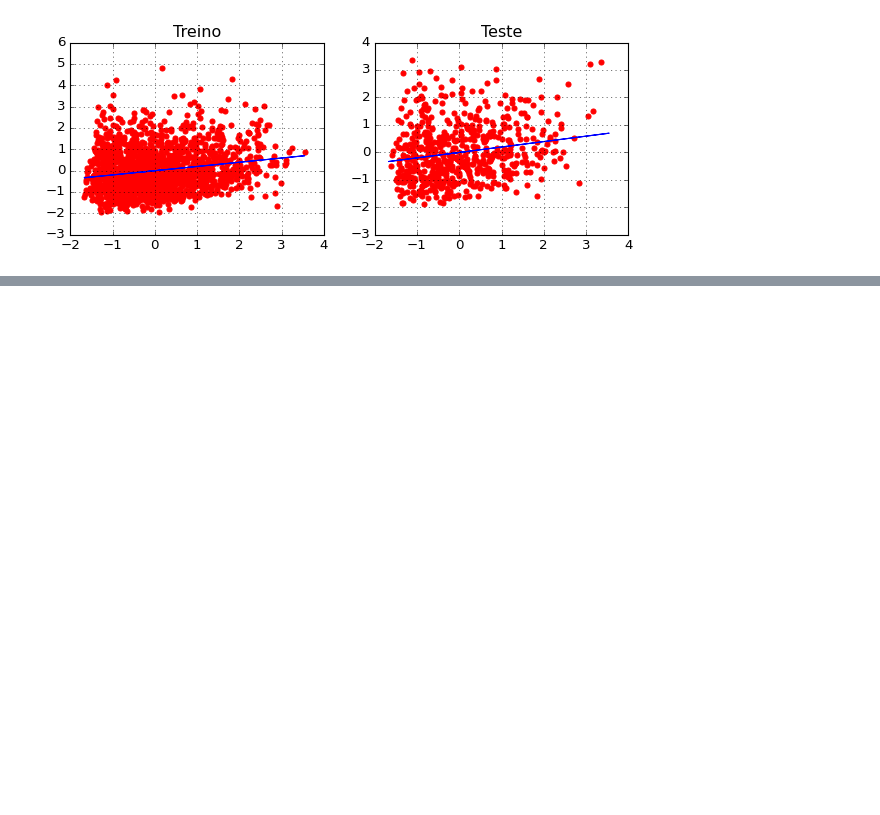
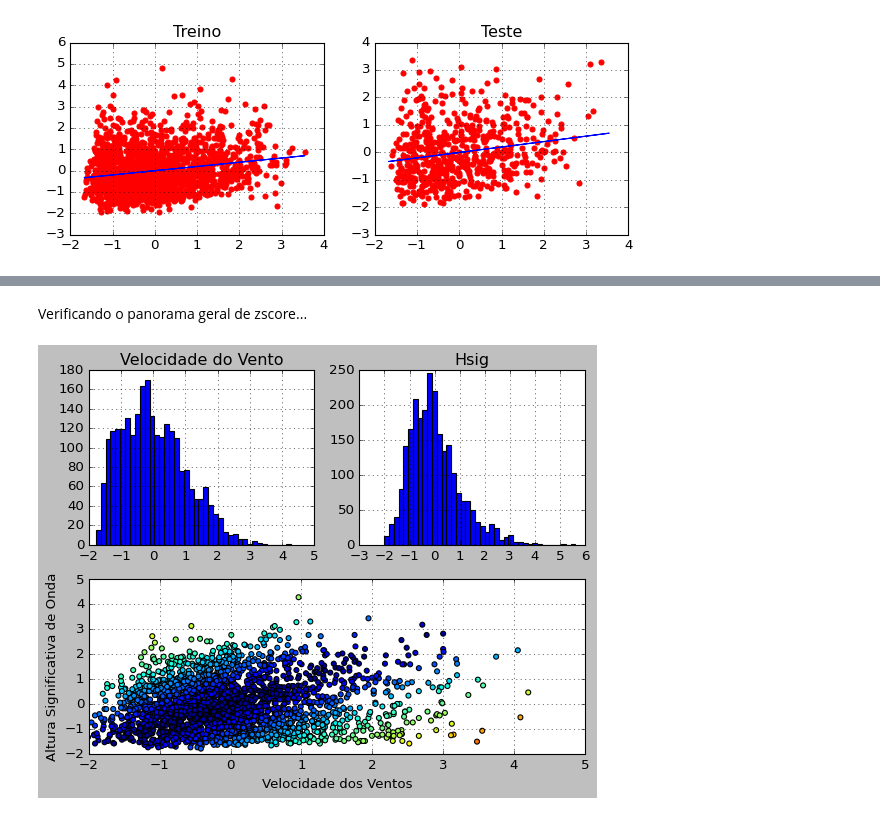
Before and after one commit to jonatanriq/oceanografia, a Jupyter notebook: analise_simcosta_ipanema.ipynb, the cells around one changed output, grey strips where cells are left out. Drawn from its saved outputs; the diff is of its cells as text; code cells hidden in the pictures; blank space fills up the shorter version.

```diff
--- a/analise_simcosta_ipanema.ipynb
+++ b/analise_simcosta_ipanema.ipynb
@@ -410,0 +466,14 @@ plt.show()
+# %%
+novo = pd.DataFrame()
+
+novo['hsig'] = boia.Hsig.resample('1H').mean().interpolate(method ='linear', limit_direction ='forward')
+novo['wvdir'] =  boia.Avg_Wv_Dir_N.resample('1H').mean().interpolate(method ='linear', limit_direction ='forward')
+
+
+novo['vel_vento'] = ventos[ventos.columns[0]].resample('1H').mean().interpolate(method ='linear', limit_direction ='forward')
+novo['dir_vento'] = ventos[ventos.columns[1]].resample('1H').mean().interpolate(method ='linear', limit_direction ='forward')
+
+mask = np.sqrt((novo['dir_vento'] - novo['wvdir'])**2) < 15 # quero que a diferença entre a direção dos ventos e das ondas seja menor que 45 graus
+novo = novo[mask]
+
+novo
@@ -410,0 +494,40 @@ plt.show()
+# %%
+from scipy import stats
+
+novo['zscore_vel_vento'] = stats.zscore(novo.vel_vento)
+novo['zscore_hsig'] = stats.zscore(novo.hsig)
+# %% [markdown]
+Verificando o panorama geral de zscore...
+# %%
+import matplotlib.gridspec as gridspec
+
+gs = gridspec.GridSpec(2, 4)
+gs.update(wspace=0.5)
+
+
+ax1 = plt.subplot(gs[0, :2], )
+ax2 = plt.subplot(gs[0, 2:])
+ax3 = plt.subplot(gs[1, :])
+
+ax1.hist(novo[novo.columns[-2]], bins=40)
+ax1.set_title('Velocidade do Vento')
+ax1.grid()
+
+ax2.hist(novo[novo.columns[-1]], bins=40)
+ax2.set_title('Hsig')
+ax2.grid()
+
+# criando o diferenciador
+diff = novo[novo.columns[-2]] - novo[novo.columns[-1]]
+
+
+ax3.scatter(novo[novo.columns[-1]], novo[novo.columns[-2]], c=np.abs(diff))
+ax3.set_xlabel('Velocidade dos Ventos')
+ax3.set_ylabel('Altura Significativa de Onda')
+ax3.grid()
+ax3.set_xlim(-2,5)
+ax3.set_ylim(-2,5)
+
+plt.show()
+# %% [output]
+[figure, added]
```
Also changed, not shown: parts of 22 cells of this notebook.
